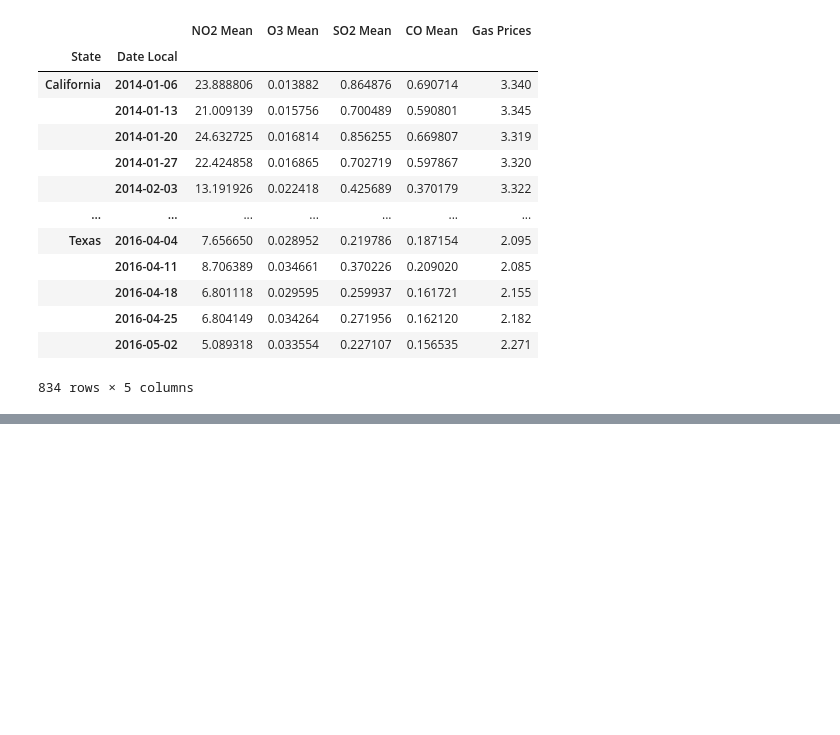
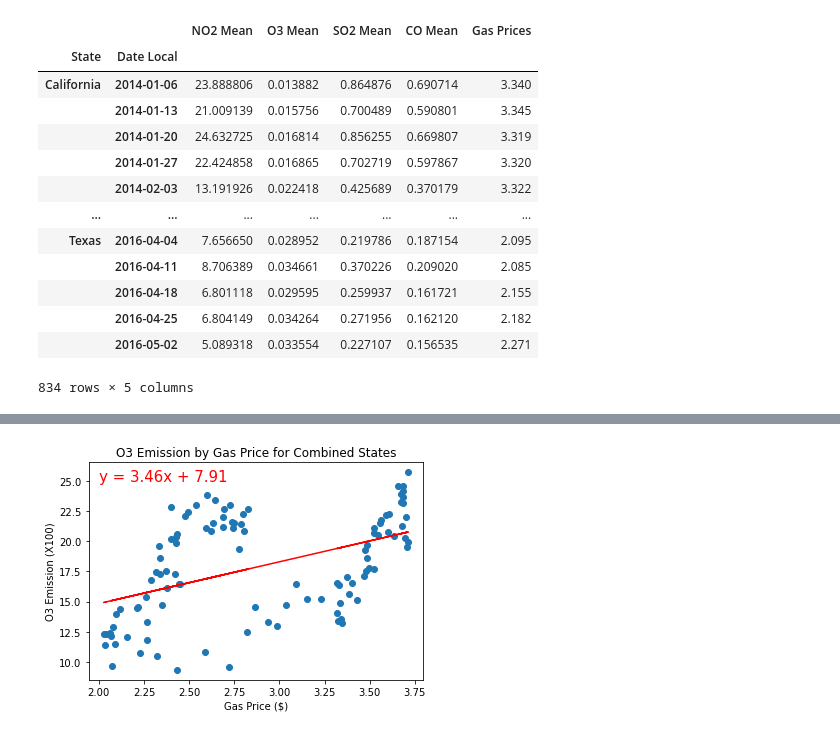
Before and after one commit to jpraasch/GroupProject1, a Jupyter notebook: Data_Analysis.ipynb, the cells around one changed output, grey strips where cells are left out. Cells and saved outputs as stored; diff of their text form; code cells hidden in the pictures; blank space fills up the shorter version.

```diff
--- a/Data_Analysis.ipynb
+++ b/Data_Analysis.ipynb
@@ -326,0 +359,15 @@ CombinedStates
+# %%
+x_values = TotalStates['Gas Prices']
+y_values = TotalStates['O3 Mean']*100
+(slope, intercept, rvalue, pvalue, stderr) = linregress(x_values, y_values)
+regress_values = x_values * slope + intercept
+line_eq = "y = " + str(round(slope,2)) + "x + " + str(round(intercept,2))
+plt.scatter(x_values,y_values)
+plt.plot(x_values,regress_values,"r-")
+plt.annotate(line_eq,(2,25),fontsize=15,color="red")
+plt.xlabel('Gas Price ($)')
+plt.ylabel('O3 Emission (X100)')
+plt.title("O3 Emission by Gas Price for Combined States")
+plt.show()
+# %% [output]
+[figure, added]
```
Also changed, not shown: parts of 4 cells of this notebook.
